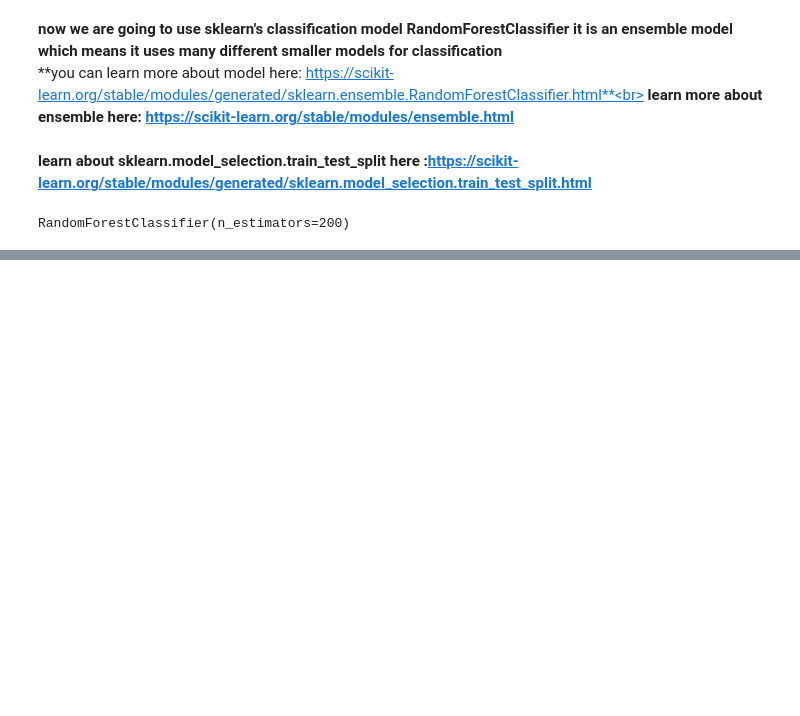
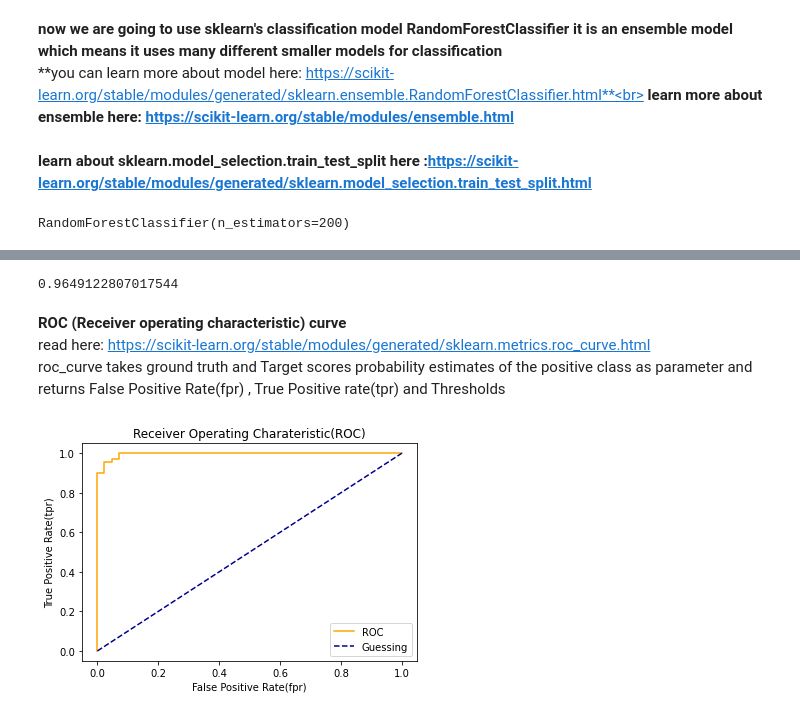
Before and after one commit to Shivam-21-11/Breast-Cancer-Classification-ML, a Jupyter notebook: B_Cancer_model.ipynb, the cells around one changed output, grey strips where cells are left out. Cells and saved outputs as stored; diff of their text form; code cells hidden in the pictures; blank space fills up the shorter version.

```diff
--- a/B_Cancer_model.ipynb
+++ b/B_Cancer_model.ipynb
@@ -144,0 +181,39 @@ RandomForestClassifier(n_estimators=200)
+# %%
+from sklearn.metrics import accuracy_score
+accuracy_score(y_test,y_preds)
+# %% [output]
+0.9649122807017544
+# %% [markdown]
+**ROC (Receiver operating characteristic) curve**<br>
+read here: https://scikit-learn.org/stable/modules/generated/sklearn.metrics.roc_curve.html <br>
+roc_curve takes ground truth and Target scores probability estimates of the positive class  as parameter and returns False Positive Rate(fpr) , True Positive rate(tpr) and Thresholds
+# %%
+y_probs = model.predict_proba(x_test) #predicts probability of the class
+y_probs_1 = y_probs[:,1]
+# %%
+from sklearn.metrics import roc_curve
+fpr , tpr , thrd = roc_curve(y_test,y_probs_1)
+# %%
+## now we want to plot this curve into a graph for better visualization therefore we'll create a plotting function
+import matplotlib.pyplot as plt
+
+def plot_roc(fpr,tpr):
+    """
+    plots roc curve figure given false positive rate(fpr) and true positive rate (tpr)
+    """
+    #plot roc
+    plt.plot(fpr,tpr,color='orange',label='ROC')
+    #plot line with no predective power 'BaseLine'
+    plt.plot([0,1],[0,1],color='darkblue',label='Guessing',linestyle='--')
+
+    #customize plot
+    plt.xlabel('False Positive Rate(fpr)')
+    plt.ylabel('True Positive Rate(tpr)')
+    plt.title('Receiver Operating Charateristic(ROC)')
+    plt.legend()
+    plt.show()
+# %%
+## now we plot our roc graph usinf plot_roc function
+plot_roc(fpr,tpr)
+# %% [output]
+[figure, added]
```
Also changed, not shown: parts of 18 cells of this notebook, 4 other files.
